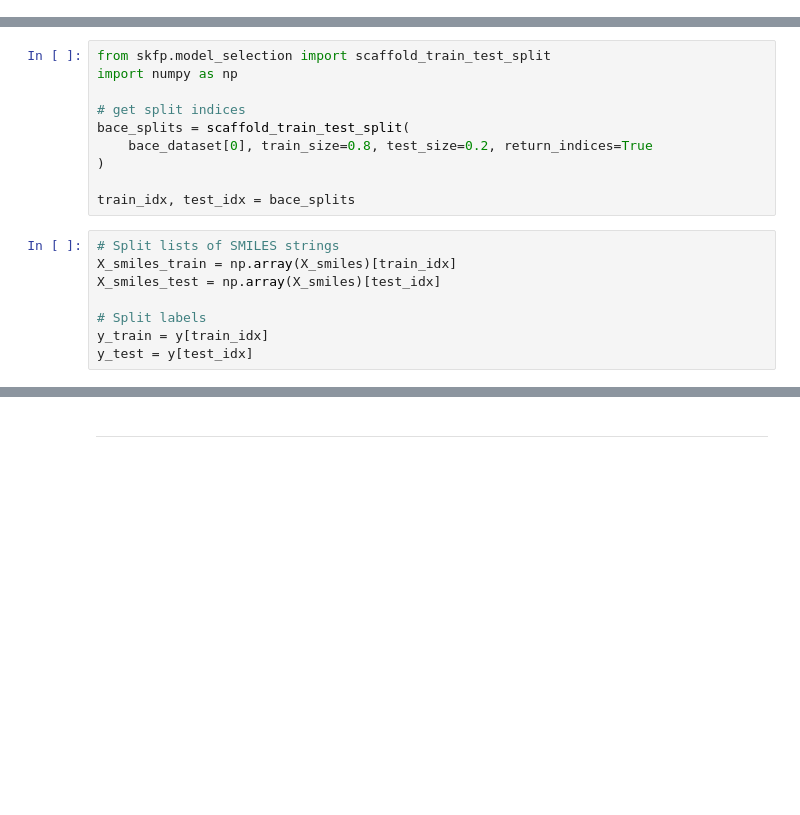
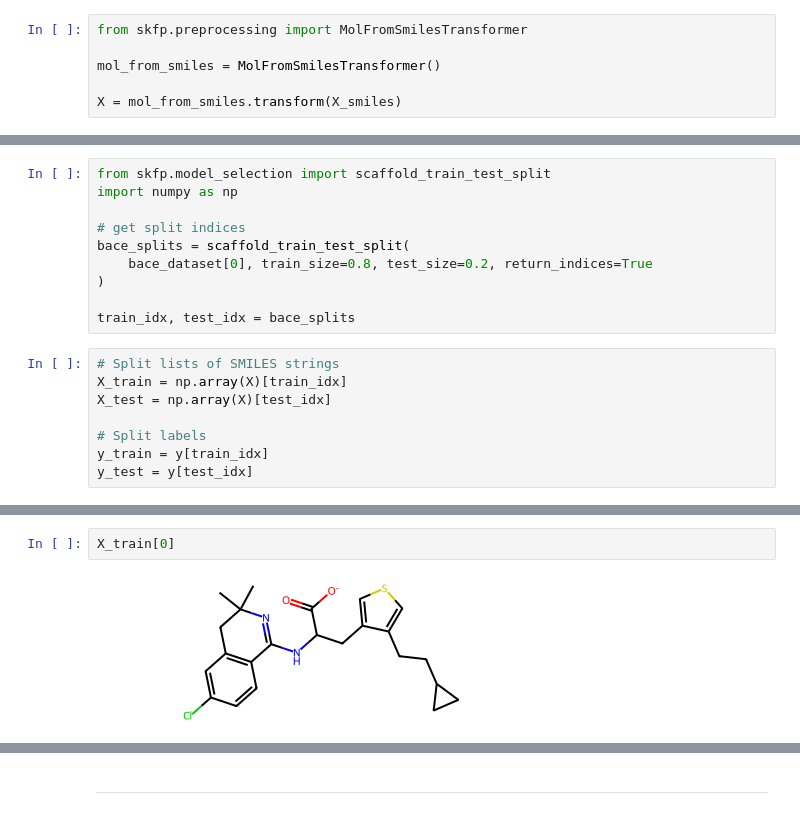
Before and after one commit to j-adamczyk/molecular_ml_workshops, a Jupyter notebook: 02_molecular_property_prediction.ipynb, the cells around one changed output, grey strips where cells are left out. Drawn from its saved outputs; the diff is of its cells as text; blank space fills up the shorter version.

Commit message:
adding comments, visualizing scaffold, black format

```diff
--- a/02_molecular_property_prediction.ipynb
+++ b/02_molecular_property_prediction.ipynb
@@ -29 +41,7 @@ Example class    : 1
+# %%
+from skfp.preprocessing import MolFromSmilesTransformer
+
+mol_from_smiles = MolFromSmilesTransformer()
+
+X = mol_from_smiles.transform(X_smiles)
 # %% [markdown]
@@ -46,8 +66,8 @@ bace_splits = scaffold_train_test_split(
 train_idx, test_idx = bace_splits
 # %%
 # Split lists of SMILES strings
-X_smiles_train = np.array(X_smiles)[train_idx]
-X_smiles_test = np.array(X_smiles)[test_idx]
+X_train = np.array(X)[train_idx]
+X_test = np.array(X)[test_idx]
 
 # Split labels
 y_train = y[train_idx]
@@ -75,0 +100,4 @@ X_mols_test = mol_from_smiles.transform(X_smiles_test)
+# %%
+X_train[0]
+# %% [output]
+[figure, added]
```
Also changed, not shown: parts of 51 cells of this notebook, 1 other file.
